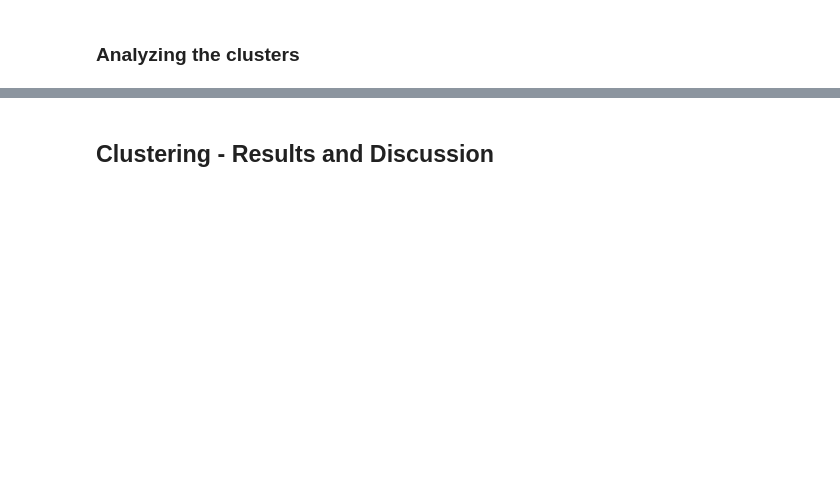
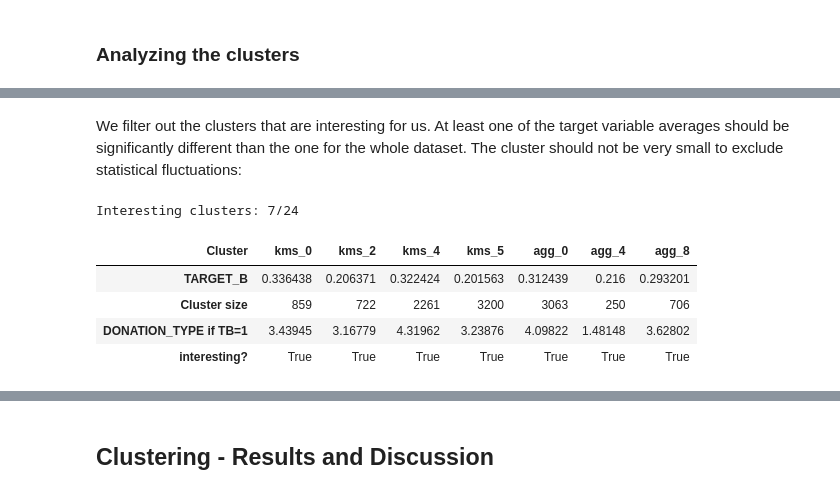
Before and after one commit to jlp237/ml_project, a Jupyter notebook: AA_202021_Project.ipynb, the cells around one changed output, grey strips where cells are left out. Saved outputs shown, nothing was run; the diff lists cells and outputs as text; code cells hidden in the pictures; blank space fills up the shorter version.

```diff
--- a/AA_202021_Project.ipynb
+++ b/AA_202021_Project.ipynb
@@ -2046,27 +2507,38 @@ print('avg_DT_ifTB1=', avg_DT_ifTB1)
+# %% [markdown]
+We filter out the clusters that are interesting for us. At least one of the target variable averages should be significantly different than the one for the whole dataset. The cluster should not be very small to exclude statistical fluctuations:
 # %%
 def find_interesting_clusters(attributes):
-    '''Chooses interesting clusters. '''
-    # These conditions should be optimized: high/low TB/DT ; not too small clustersize
+    '''
+    :param attributes: list with attribute names
+    :return: True if interesting, else False
+    '''
     differing_TB = False
     differing_DT = False
     too_small = False
     if abs(attributes[0]-avg_TB)>0.04: # TARGET_B
         differing_TB = True
-    if abs(attributes[2]-avg_DT_ifTB1)>0.5: # DONATION_TYPE
+    if abs(attributes[2]-avg_DT_ifTB1)>0.6: # DONATION_TYPE
         differing_DT = True
     if attributes[1]<100:
         too_small = True
     return (differing_TB or differing_DT) and not too_small
 
 cluster_attributes['interesting?'] = cluster_attributes[['TARGET_B', 'Cluster size', 'DONATION_TYPE if TB=1']] \
                                     .apply(find_interesting_clusters, axis=1)
 
 # drop uninteresting columns and transpose for better visualization:
 cluster_features = cluster_features[cluster_attributes['interesting?']==True]
 cluster_attributes = cluster_attributes[cluster_attributes['interesting?']==True]
 cluster_attributes = cluster_attributes.transpose()
 cluster_features = cluster_features.transpose()
 
 print(f'Interesting clusters: {cluster_attributes.shape[1]}/{2*nClusters}')
 
 display(cluster_attributes)
+# %% [output]
+Interesting clusters: 7/24
+| Cluster | kms_0 | kms_2 | kms_4 | kms_5 | agg_0 | agg_4 | agg_8 |
+| TARGET_B | 0.336438 | 0.206371 | 0.322424 | 0.201563 | 0.312439 | 0.216 | 0.293201 |
+| Cluster size | 859 | 722 | 2261 | 3200 | 3063 | 250 | 706 |
+| DONATION_TYPE if TB=1 | 3.43945 | 3.16779 | 4.31962 | 3.23876 | 4.09822 | 1.48148 | 3.62802 |
+| interesting? | True | True | True | True | True | True | True |
```
Also changed, not shown: parts of 103 cells of this notebook.
